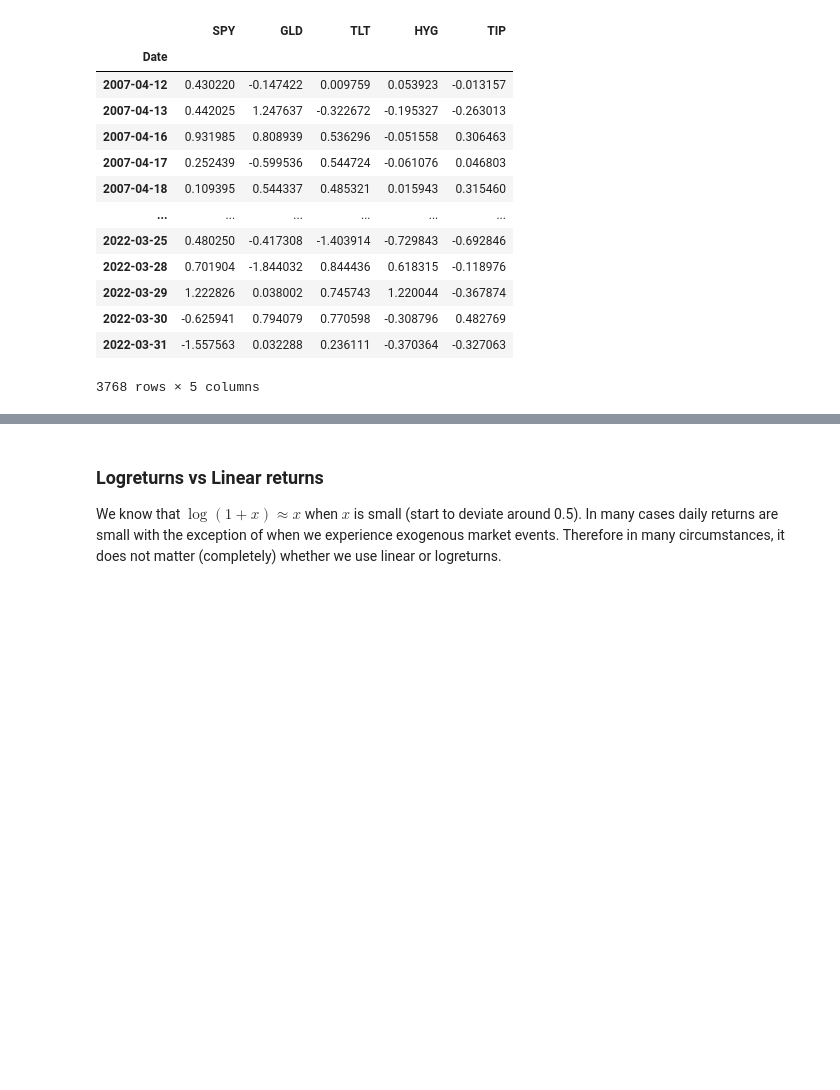
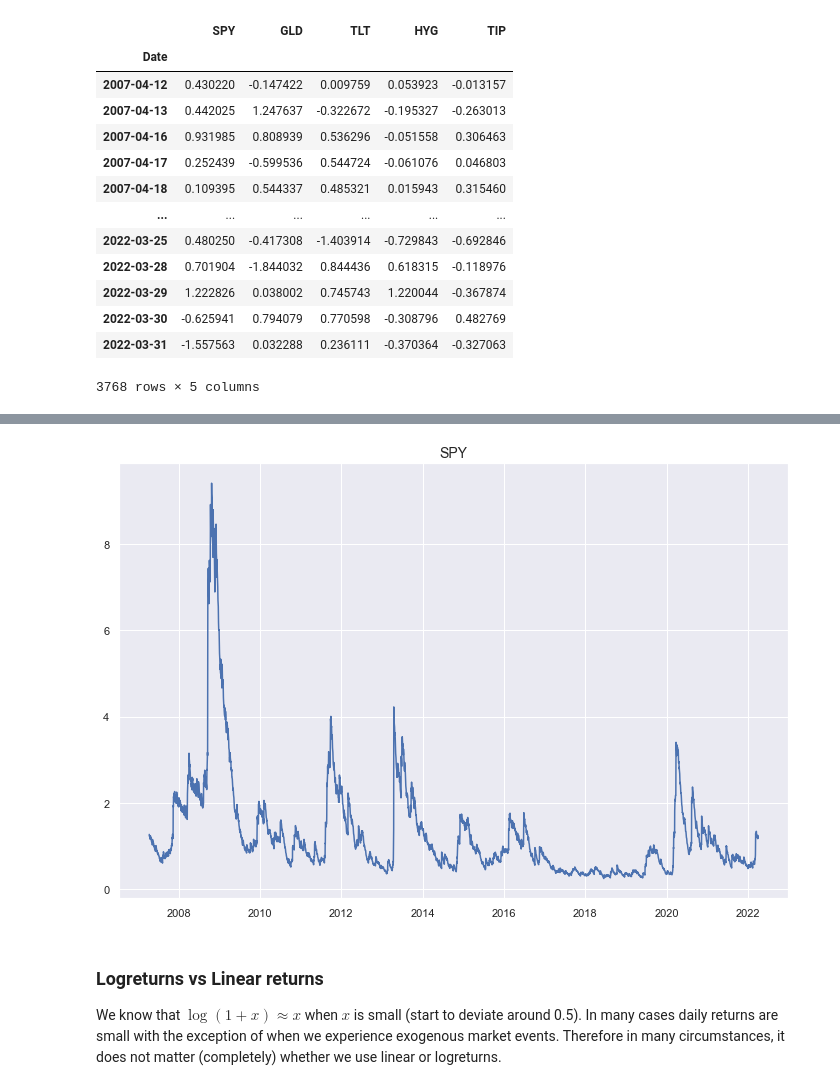
Before and after one commit to EdgyPanda/Python-Projects, a Jupyter notebook: RiskParity-Portfolio/RiskParity.ipynb, the cells around one changed output, grey strips where cells are left out. Saved outputs shown, nothing was run; the diff lists cells and outputs as text; code cells hidden in the pictures; blank space fills up the shorter version.

```diff
--- a/RiskParity-Portfolio/RiskParity.ipynb
+++ b/RiskParity-Portfolio/RiskParity.ipynb
@@ -195,3 +219,13 @@ EWMALinearreturns = EWMA(DF_Returns)
+# %%
+EWMALogreturns = EWMA(DF_LOGReturns, halflife=20)
+EWMALinearreturns = EWMA(DF_Returns, halflife=20)
+
+plt.figure(figsize = (12,8))
+plt.plot(DF_LOGReturns.index, EWMALogreturns[1,1,:])
+plt.title(DF_LOGReturns.columns[0], size = 14)
+plt.show()
+# %% [output]
+[figure, added]
 # %% [markdown]
 ### Logreturns vs Linear returns
 
```
Also changed, not shown: parts of 6 cells of this notebook.
